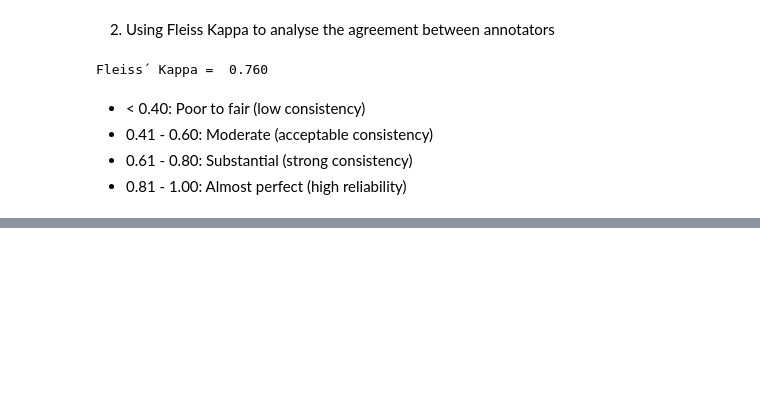
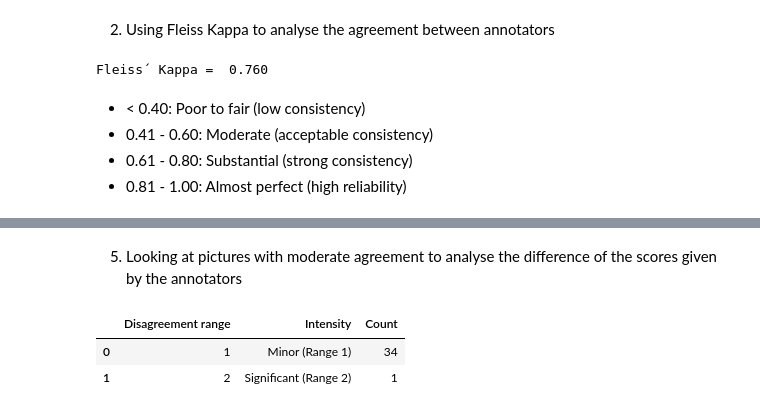
Before and after one commit to tmit-itu/2026-FYP-groupElephant, a Jupyter notebook: data/hair_annotations.ipynb, the cells around one changed output, grey strips where cells are left out. Drawn from its saved outputs; the diff is of its cells as text; code cells hidden in the pictures; blank space fills up the shorter version.

```diff
--- a/data/hair_annotations.ipynb
+++ b/data/hair_annotations.ipynb
@@ -106,0 +136,27 @@ plt.show()
+# %% [markdown]
+5. Looking at pictures with moderate agreement to analyse the difference of the scores given by the annotators
+# %%
+import pandas as pd
+df = pd.read_csv("hair_annotations_b_and_n.csv")
+df = df.filter(like = "annotator_").astype(int)
+
+def analyze_row(row):
+    mode_val = row.mode()[0]
+    consensus = (row == mode_val).sum()
+    spread = row.max() - row.min()
+    return pd.Series([consensus, spread], index=["consensus", "spread"])
+
+analysis = df.apply(analyze_row, axis = 1)
+
+moderate_df = analysis[analysis["consensus"] == 3].copy()
+
+diff_counts = moderate_df["spread"].value_counts().sort_index()
+
+summary_diff = pd.DataFrame({"Disagreement range" : diff_counts.index,
+    "Intensity":["Minor (Range 1)", "Significant (Range 2)", "Extreme (Range 3)"][:len(diff_counts)],
+    "Count": diff_counts.values})
+summary_diff
+# %% [output]
+|  | Disagreement range | Intensity | Count |
+| 0 | 1 | Minor (Range 1) | 34 |
+| 1 | 2 | Significant (Range 2) | 1 |
```
Also changed, not shown: parts of 4 cells of this notebook.
